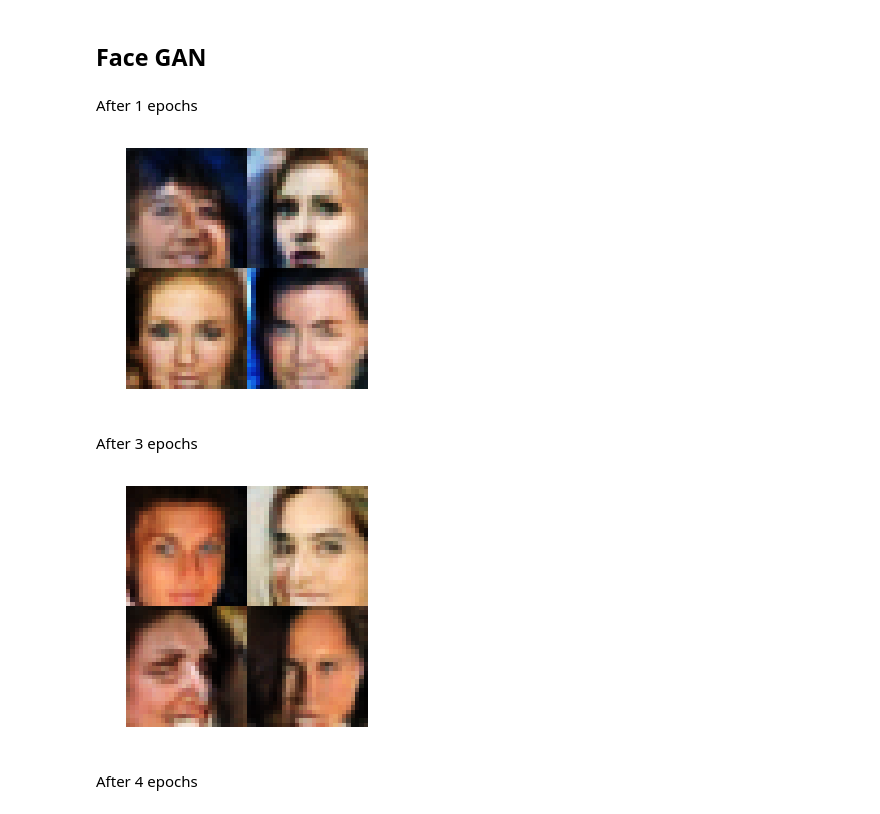
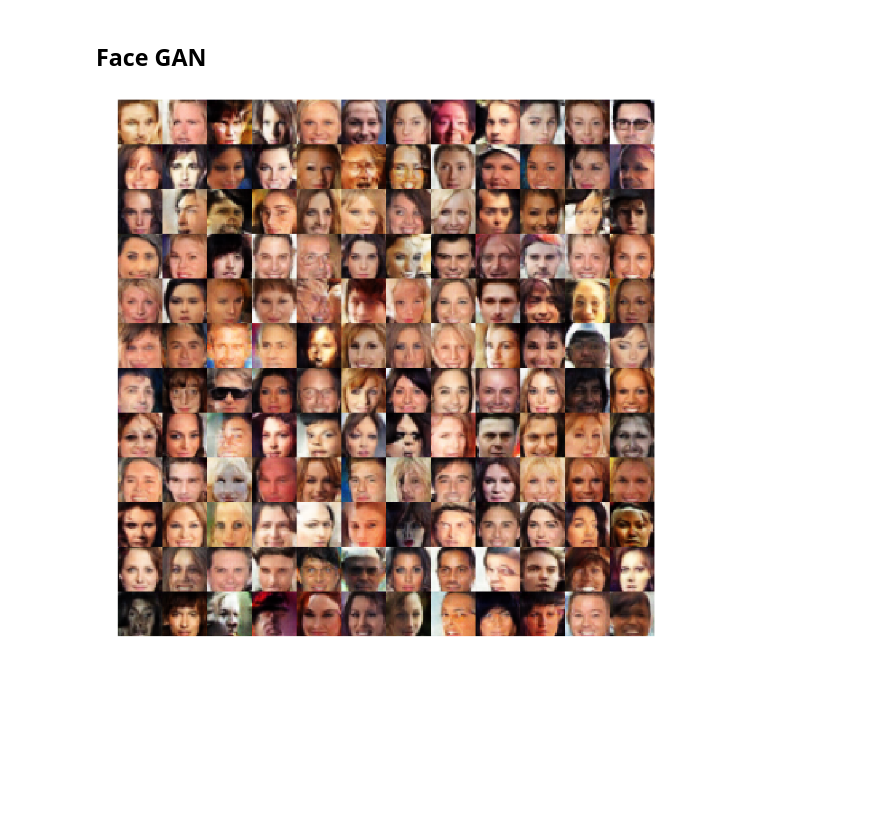
Before and after one commit to O1SA/face-generation, a Jupyter notebook: Face GAN Results.ipynb, the cells around one changed output. Cells and saved outputs as stored; diff of their text form; code cells hidden in the pictures; blank space fills up the shorter version.

```diff
--- a/Face GAN Results.ipynb
+++ b/Face GAN Results.ipynb
@@ -5,7 +5,7 @@ from matplotlib import pyplot
 import helper
 # %%
 def display(sample):
-    fig=pyplot.figure(figsize=(4, 4), dpi= 80)
+    fig=pyplot.figure(figsize=(15, 15), dpi= 72)
     images_grid = helper.images_square_grid(sample, 'RGB')
     pyplot.axis('off')
     pyplot.imshow(images_grid, cmap=None)
@@ -15,19 +15,8 @@ def display(sample):
 # %%
 from face_gan import FaceGAN
 n = FaceGAN()
-# %% [markdown]
-After 1 epochs
 # %%
-samples = n.inference(5, 'output/face_1/face_gan.ckpt')
+samples = n.inference(150, 'output/face/face_gan.ckpt')
 display(samples)
 # %% [output]
-[figure, old version]
+[figure, new version]
-# %% [markdown]
-After 3 epochs
-# %%
-samples = n.inference(5, 'output/face_3/face_gan.ckpt')
-display(samples)
-# %% [output]
-[figure, removed]
-# %% [markdown]
-After 4 epochs
```
Also changed, not shown: parts of 3 cells of this notebook, 8 other files.
